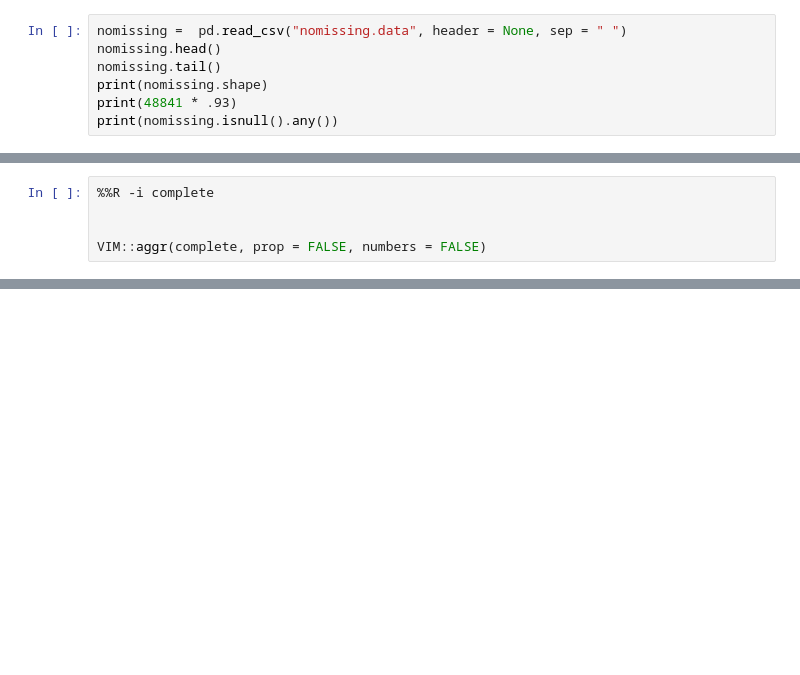
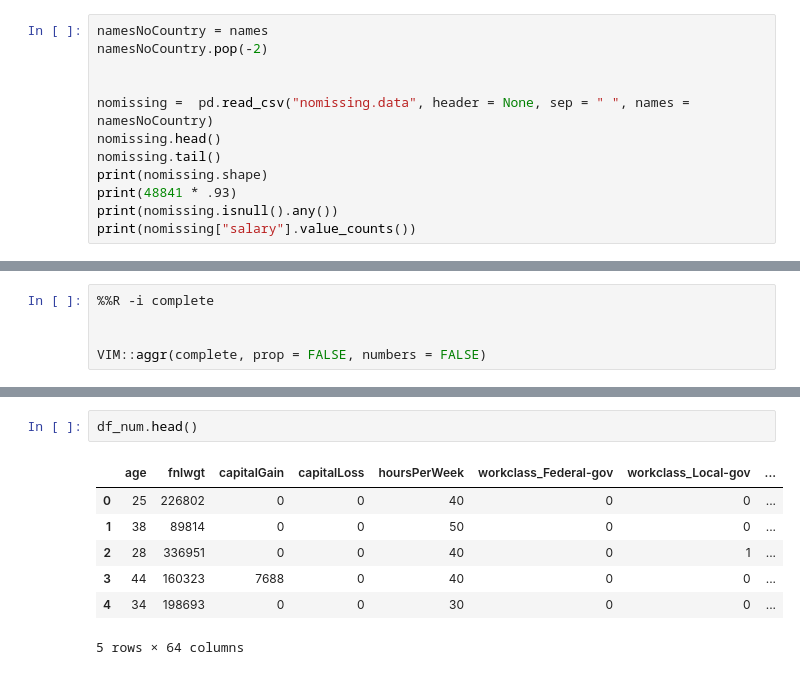
Before and after one commit to Alsaxian/salaryDiscovery, a Jupyter notebook: Explanation.ipynb, the cells around one changed output, grey strips where cells are left out. Cells and saved outputs as stored; diff of their text form; blank space fills up the shorter version.

```diff
--- a/Explanation.ipynb
+++ b/Explanation.ipynb
@@ -43,12 +50,17 @@ complete.isnull().sum()
 14       0
 dtype: int64
 # %%
-nomissing =  pd.read_csv("nomissing.data", header = None, sep = " ")
+namesNoCountry = names
+namesNoCountry.pop(-2)
+
+
+nomissing =  pd.read_csv("nomissing.data", header = None, sep = " ", names = namesNoCountry)
 nomissing.head()
 nomissing.tail()
 print(nomissing.shape)
 print(48841 * .93)
 print(nomissing.isnull().any())
+print(nomissing["salary"].value_counts())
 # %% [output]
 (46033, 14)
 45422.130000000005
@@ -216,0 +250,10 @@ VIM::aggr(complete, prop = FALSE, numbers = FALSE)
+# %%
+df_num.head()
+# %% [output]
+|  | age | fnlwgt | capitalGain | capitalLoss | hoursPerWeek | workclass_Federal-gov | workclass_Local-gov | ... |
+| 0 | 25 | 226802 | 0 | 0 | 40 | 0 | 0 | ... |
+| 1 | 38 | 89814 | 0 | 0 | 50 | 0 | 0 | ... |
+| 2 | 28 | 336951 | 0 | 0 | 40 | 0 | 1 | ... |
+| 3 | 44 | 160323 | 7688 | 0 | 40 | 0 | 0 | ... |
+| 4 | 34 | 198693 | 0 | 0 | 30 | 0 | 0 | ... |
+5 rows × 64 columns
```
Also changed, not shown: parts of 8 cells of this notebook, 2 other files.
